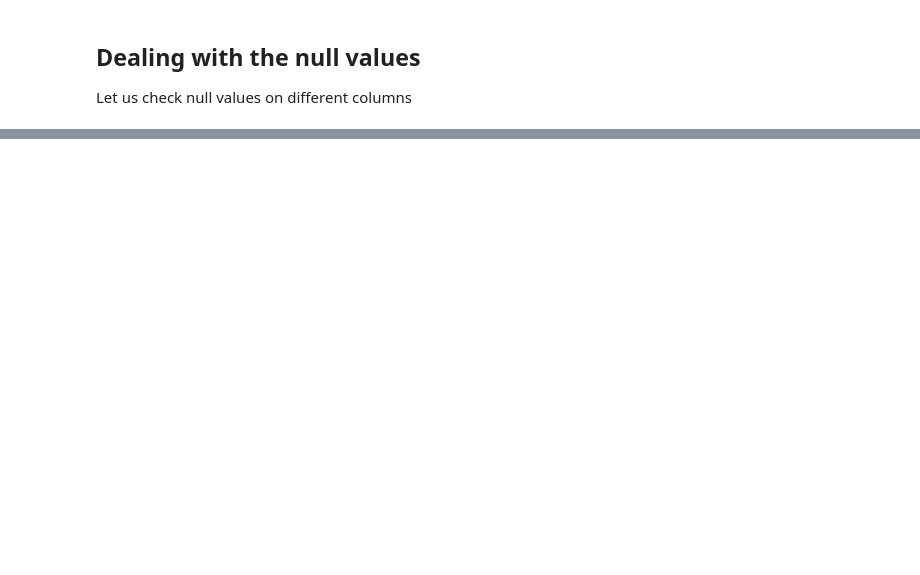
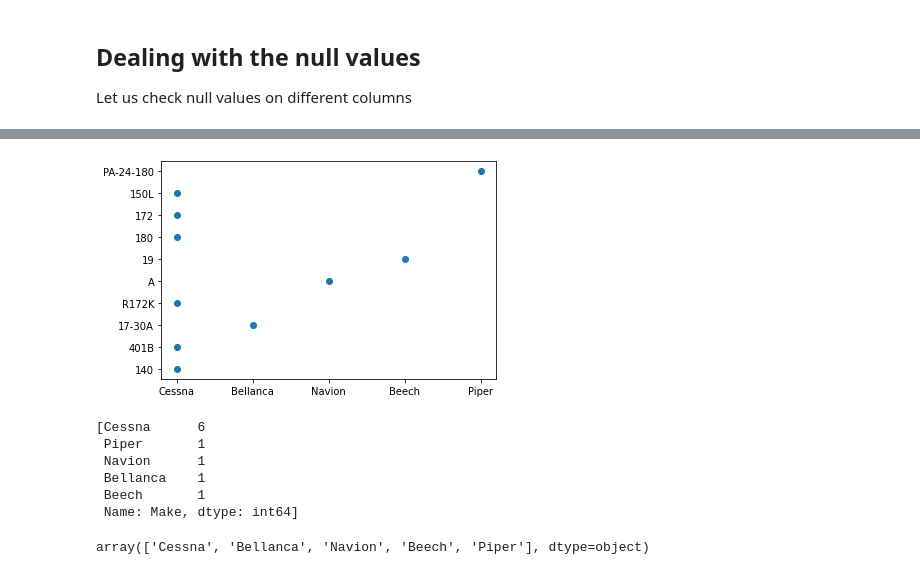
Before and after one commit to mercy-gh/Phase1Project, a Jupyter notebook: index.ipynb, the cells around one changed output, grey strips where cells are left out. Cells and saved outputs as stored; diff of their text form; code cells hidden in the pictures; blank space fills up the shorter version.

```diff
--- a/index.ipynb
+++ b/index.ipynb
@@ -268,5 +282,5 @@ colmn_names_dict = dict(zip(colmn_names_orig, colmn_names_new))
 #colmn_names_dict
 # %%
 #Rename the columns
-aviation_df.rename(colmn_names_dict, axis='columns', inplace=True)
+airplane_df.rename(colmn_names_dict, axis='columns', inplace=True)
 # %%
@@ -291,0 +325,2 @@ dtype: object
+# %%
+airplane_df['Make']= airplane_df['Make'].str.capitalize()
@@ -376,0 +399,2 @@ dtype: int64
+# %%
+airplane_df.dropna(subset=['Make','Model'], inplace=True)
@@ -376,0 +463,5 @@ dtype: int64
+# %%
+selectcraft = ["Personal", "Business", "Executive/corporate", "Aerial Application", "Banner Tow", "Aerial Observation", "Skydiving", "Ferry", "Flight Test", "Positioning"]
+selectcraftSample = airplane_df['Purposeofflight'].isin(selectcraft)
+airplaneCommPrivUse_df =airplane_df[selectcraftSample]
+airplaneCommPrivUse_df
@@ -384,0 +538,19 @@ plt.show()
+# %%
+df =airplaneCommPrivUse_df[:10]
+plt.scatter(x=df['Make'], y=df["Model"])
+plt.show()
+# %% [output]
+[figure, added]
+# %%
+[df['Make'].value_counts()]
+# %% [output]
+[Cessna      6
+ Piper       1
+ Navion      1
+ Bellanca    1
+ Beech       1
+ Name: Make, dtype: int64]
+# %%
+df['Make'].unique()
+# %% [output]
+array(['Cessna', 'Bellanca', 'Navion', 'Beech', 'Piper'], dtype=object)
```
Also changed, not shown: parts of 37 cells of this notebook.
